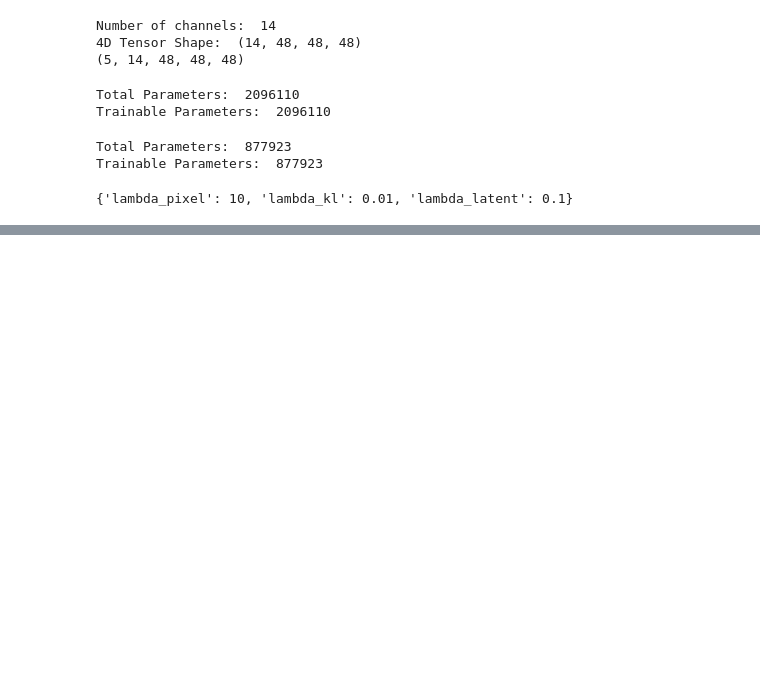
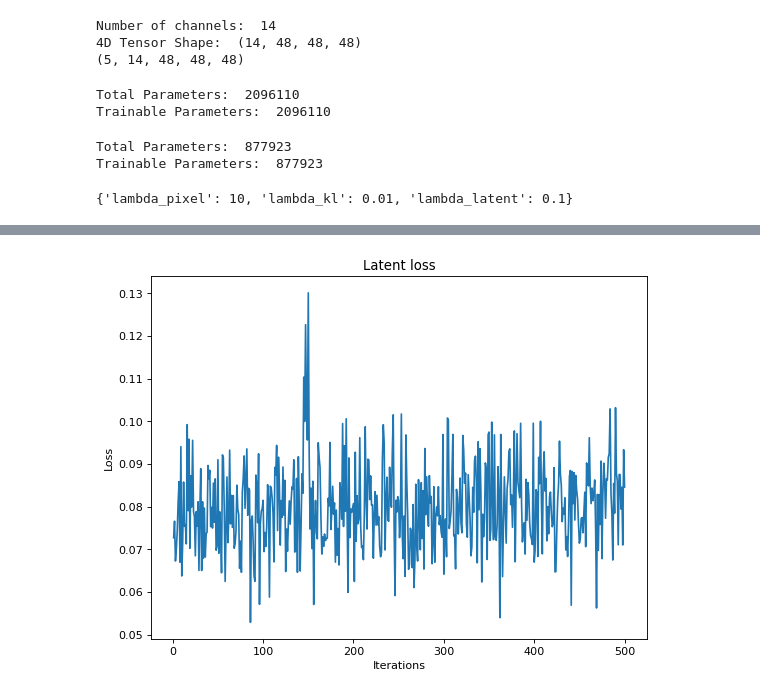
Before and after one commit to shikhar2333/LiGANN, a Jupyter notebook: ligann.ipynb, the cells around one changed output, grey strips where cells are left out. Cells and saved outputs as stored; diff of their text form; code cells hidden in the pictures; blank space fills up the shorter version.

```diff
--- a/ligann.ipynb
+++ b/ligann.ipynb
@@ -229,0 +237,4 @@ def plot(loss):
+# %%
+plot(x,"Latent_loss","Latent loss")
+# %% [output]
+[figure, added]
```
Also changed, not shown: parts of 14 cells of this notebook, 7 other files.
